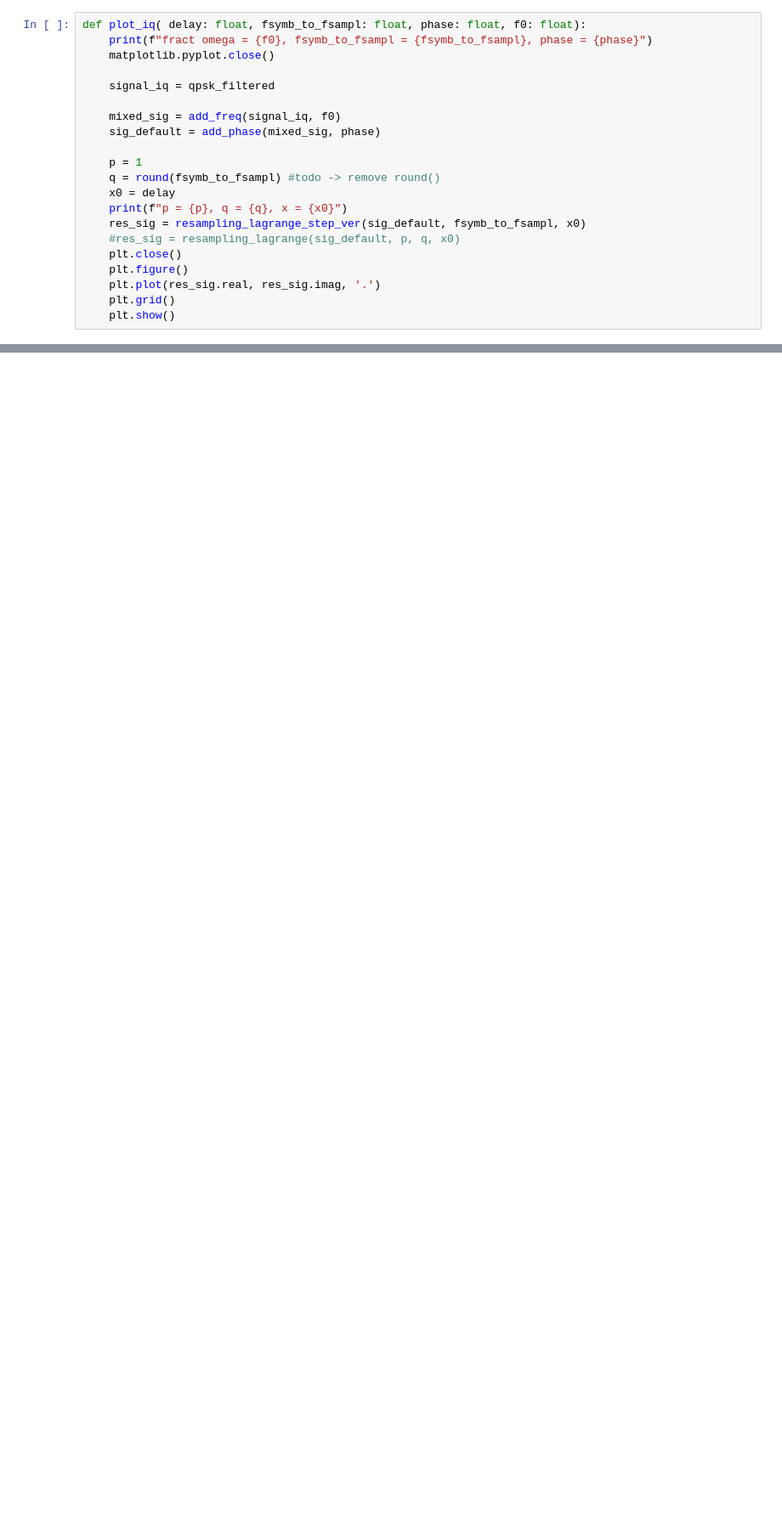
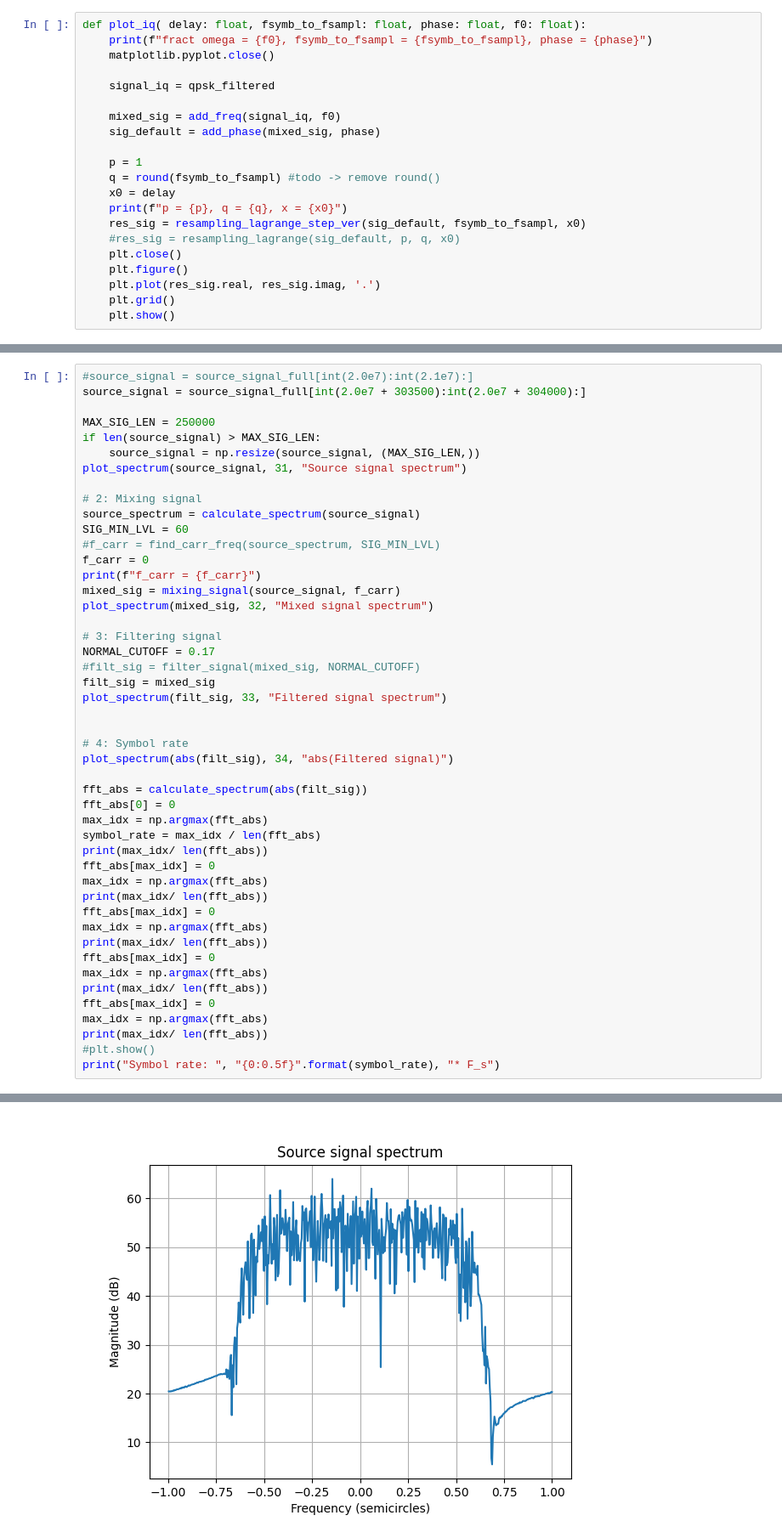
Before and after one commit to incredibleSaint/signal_processing, a Jupyter notebook: qpsk_visualization.ipynb, the cells around one changed output, grey strips where cells are left out. Shown at 85% size. Cells and saved outputs as stored; diff of their text form; blank space fills up the shorter version.

```diff
--- a/qpsk_visualization.ipynb
+++ b/qpsk_visualization.ipynb
@@ -321,0 +401,48 @@ interactive(children=(BoundedFloatText(value=0.0, description='Delay before firs
+# %%
+#source_signal = source_signal_full[int(2.0e7):int(2.1e7):]
+source_signal = source_signal_full[int(2.0e7 + 303500):int(2.0e7 + 304000):]
+
+MAX_SIG_LEN = 250000
+if len(source_signal) > MAX_SIG_LEN:
+    source_signal = np.resize(source_signal, (MAX_SIG_LEN,))
+plot_spectrum(source_signal, 31, "Source signal spectrum")
+
+# 2: Mixing signal
+source_spectrum = calculate_spectrum(source_signal)
+SIG_MIN_LVL = 60
+#f_carr = find_carr_freq(source_spectrum, SIG_MIN_LVL)
+f_carr = 0
+print(f"f_carr = {f_carr}")
+mixed_sig = mixing_signal(source_signal, f_carr)
+plot_spectrum(mixed_sig, 32, "Mixed signal spectrum")
+
+# 3: Filtering signal
+NORMAL_CUTOFF = 0.17
+#filt_sig = filter_signal(mixed_sig, NORMAL_CUTOFF)
+filt_sig = mixed_sig
+plot_spectrum(filt_sig, 33, "Filtered signal spectrum")
+
+
+# 4: Symbol rate
+plot_spectrum(abs(filt_sig), 34, "abs(Filtered signal)")
+
+fft_abs = calculate_spectrum(abs(filt_sig))
+fft_abs[0] = 0
+max_idx = np.argmax(fft_abs)
+symbol_rate = max_idx / len(fft_abs)
+print(max_idx/ len(fft_abs))
+fft_abs[max_idx] = 0
+max_idx = np.argmax(fft_abs)
+print(max_idx/ len(fft_abs))
+fft_abs[max_idx] = 0
+max_idx = np.argmax(fft_abs)
+print(max_idx/ len(fft_abs))
+fft_abs[max_idx] = 0
+max_idx = np.argmax(fft_abs)
+print(max_idx/ len(fft_abs))
+fft_abs[max_idx] = 0
+max_idx = np.argmax(fft_abs)
+print(max_idx/ len(fft_abs))
+#plt.show()
+print("Symbol rate: ", "{0:0.5f}".format(symbol_rate), "* F_s")
+# %% [output]
@@ -321,0 +456 @@ interactive(children=(BoundedFloatText(value=0.0, description='Delay before firs
+[figure, added]
```
Also changed, not shown: parts of 9 cells of this notebook.
